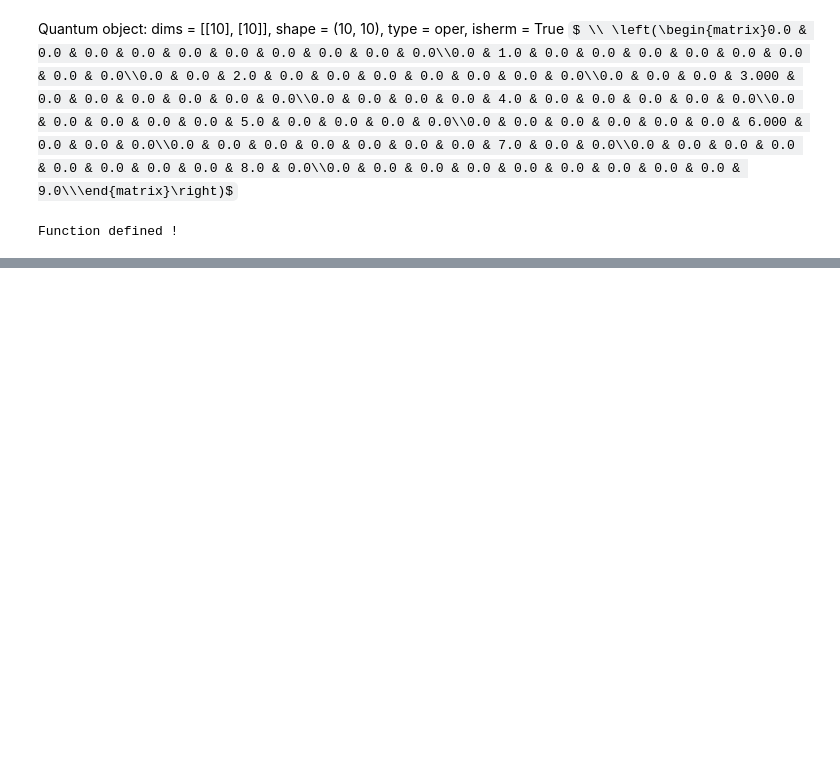
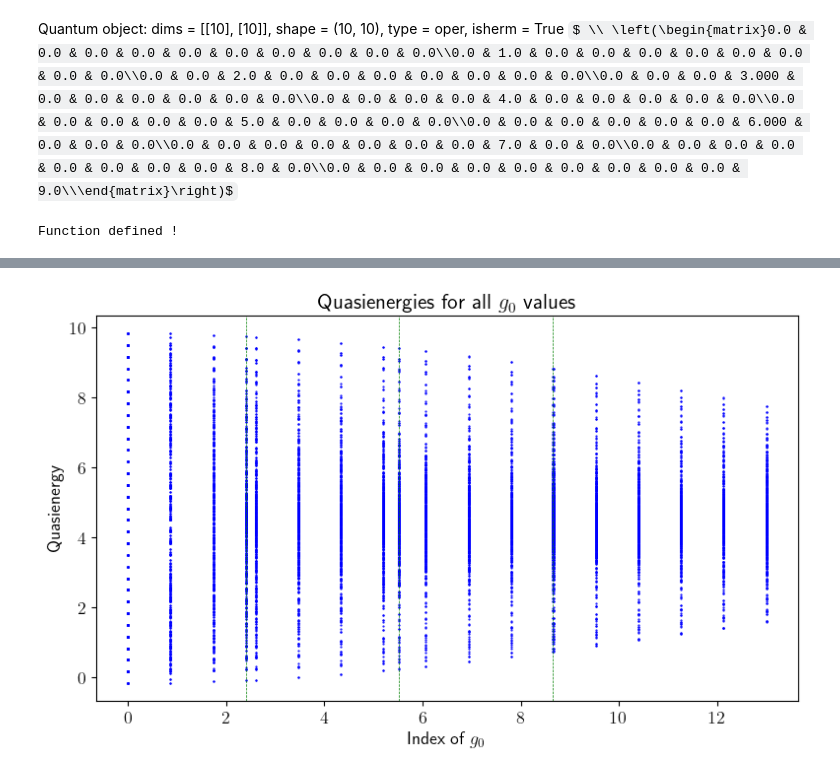
Before and after one commit to rahmahi/DMBL-Engine, a Jupyter notebook: Codes/transverse_photonic_time_evolve_pT.ipynb, the cells around one changed output, grey strips where cells are left out. Drawn from its saved outputs; the diff is of its cells as text; code cells hidden in the pictures; some formulas as TeX source; blank space fills up the shorter version.

```diff
--- a/Codes/transverse_photonic_time_evolve_pT.ipynb
+++ b/Codes/transverse_photonic_time_evolve_pT.ipynb
@@ -913,0 +1304,22 @@ Wall time: 29.3 s
+# %%
+# Plot all sets of quasienergies in q_e as scatter plots
+
+plt.figure(figsize=(8, 5))
+for i, energies in enumerate(q_e):
+    x_vals = np.ones(len(energies)) * g0s[i]
+    plt.scatter(x_vals * 4/omega, energies, marker='o', s=0.3, color = 'blue', label=fr'$g_0 = {i}$' if i < 5 else None)
+
+
+# Plot axvline in green at freezing points
+for i in frz:
+    plt.axvline(x = i, ls = '--', color = 'green', lw = 0.5)
+
+
+#plt.xticks(range(len(q_e)), [fr'$g_0[{i}]$' for i in range(len(q_e))], rotation=90)
+plt.ylabel('Quasienergy')
+plt.xlabel('Index of $g_0$')
+plt.title('Quasienergies for all $g_0$ values')
+plt.tight_layout()
+plt.show()
+# %% [output]
+[figure, added]
```
Also changed, not shown: parts of 15 cells of this notebook.
